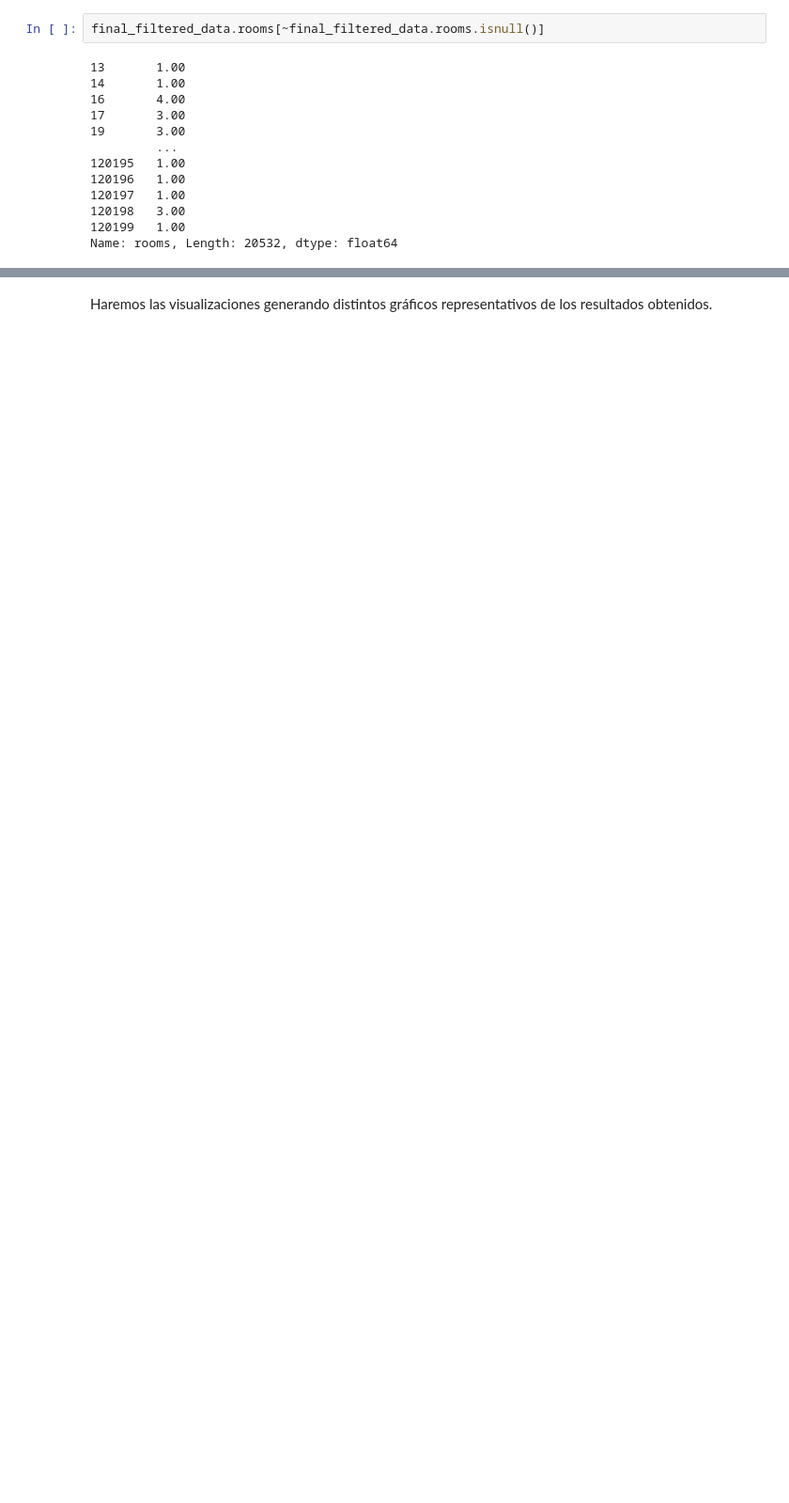
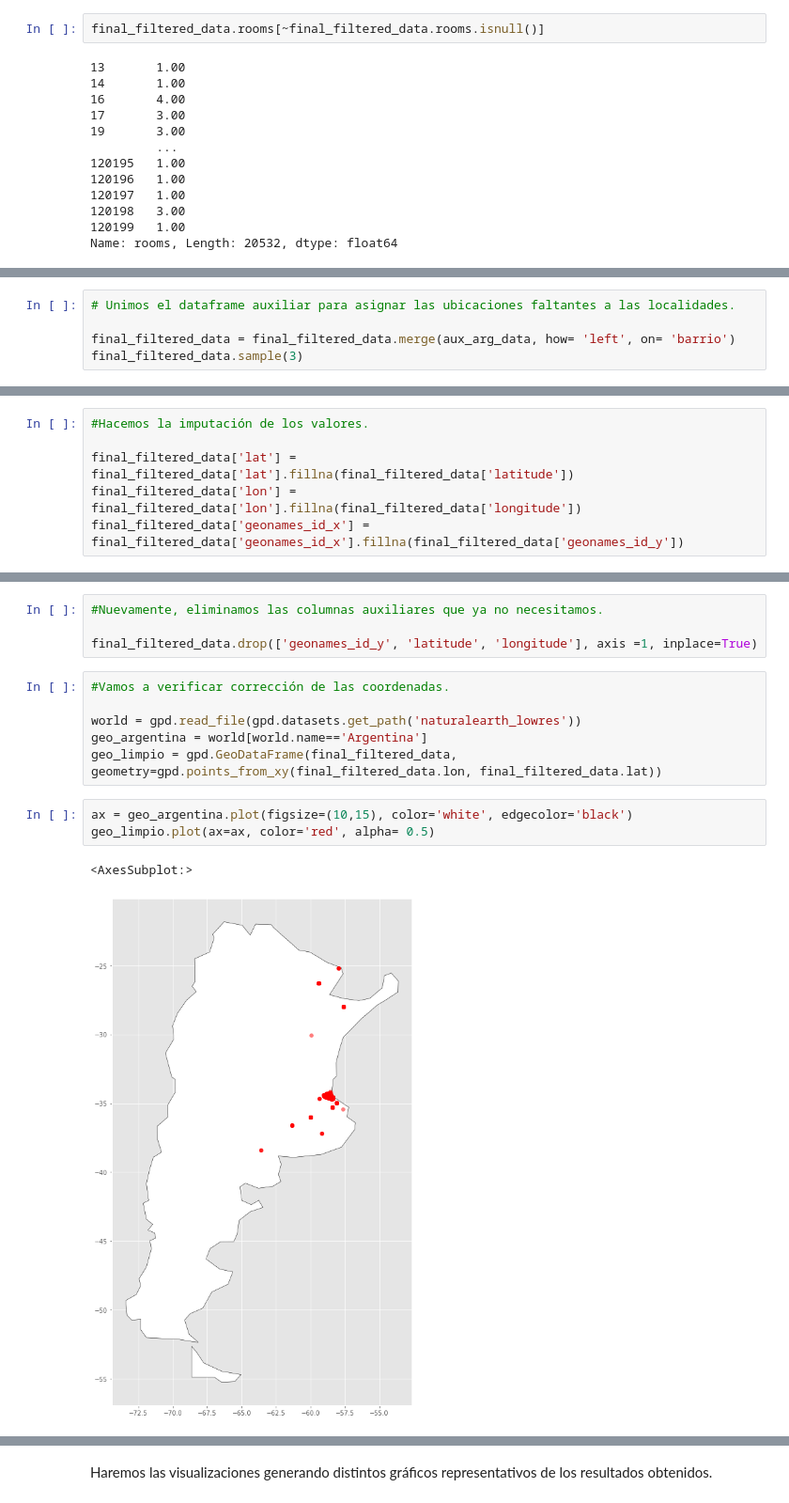
Before and after one commit to Luchiii89/DH_grupo_6, a Jupyter notebook: Desafio_1.ipynb, the cells around one changed output, grey strips where cells are left out. Shown at 94% size. Saved outputs shown, nothing was run; the diff lists cells and outputs as text; blank space fills up the shorter version.

```diff
--- a/Desafio_1.ipynb
+++ b/Desafio_1.ipynb
@@ -989,0 +1090,5 @@ pandas.core.series.Series
+# %%
+# Unimos el dataframe auxiliar para asignar las ubicaciones faltantes a las localidades.
+
+final_filtered_data = final_filtered_data.merge(aux_arg_data, how= 'left', on= 'barrio')
+final_filtered_data.sample(3)
@@ -989,0 +1101,6 @@ pandas.core.series.Series
+# %%
+#Hacemos la imputación de los valores.
+
+final_filtered_data['lat'] = final_filtered_data['lat'].fillna(final_filtered_data['latitude'])
+final_filtered_data['lon'] = final_filtered_data['lon'].fillna(final_filtered_data['longitude'])
+final_filtered_data['geonames_id_x'] = final_filtered_data['geonames_id_x'].fillna(final_filtered_data['geonames_id_y'])
@@ -989,0 +1130,16 @@ pandas.core.series.Series
+# %%
+#Nuevamente, eliminamos las columnas auxiliares que ya no necesitamos.
+
+final_filtered_data.drop(['geonames_id_y', 'latitude', 'longitude'], axis =1, inplace=True)
+# %%
+#Vamos a verificar corrección de las coordenadas.
+
+world = gpd.read_file(gpd.datasets.get_path('naturalearth_lowres'))
+geo_argentina = world[world.name=='Argentina']
+geo_limpio = gpd.GeoDataFrame(final_filtered_data, geometry=gpd.points_from_xy(final_filtered_data.lon, final_filtered_data.lat))
+# %%
+ax = geo_argentina.plot(figsize=(10,15), color='white', edgecolor='black')
+geo_limpio.plot(ax=ax, color='red', alpha= 0.5)
+# %% [output]
+<AxesSubplot:>
+[figure, added]
```
Also changed, not shown: parts of 123 cells of this notebook.
